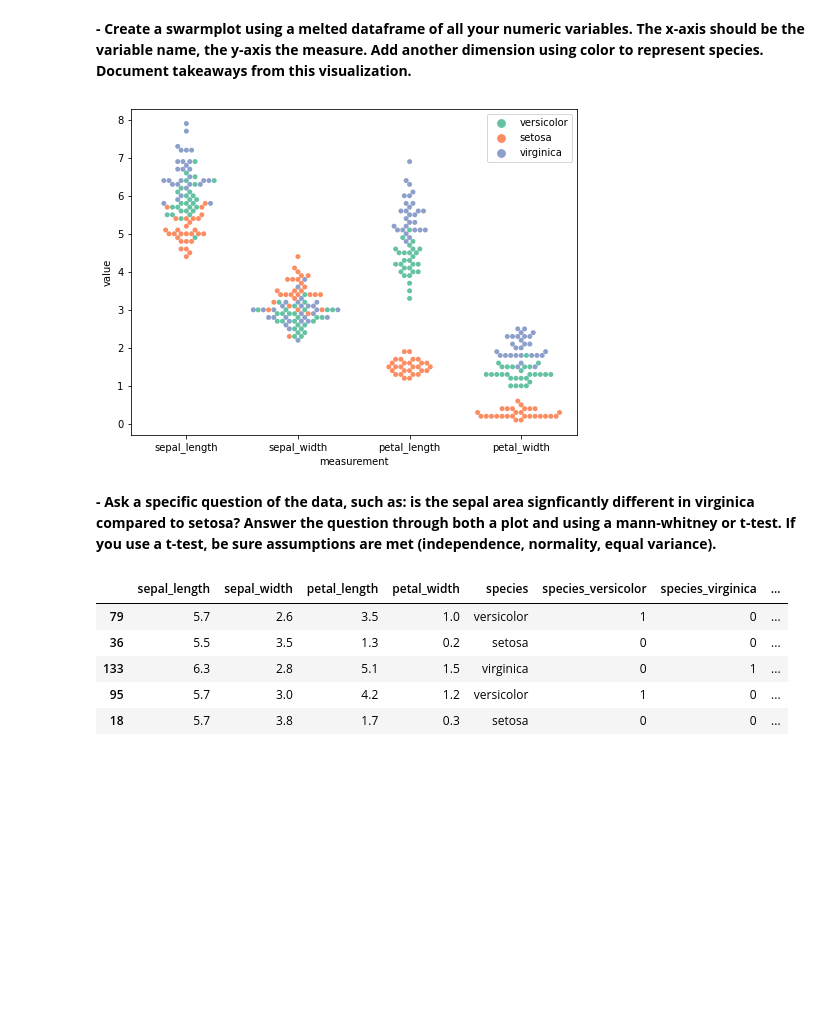
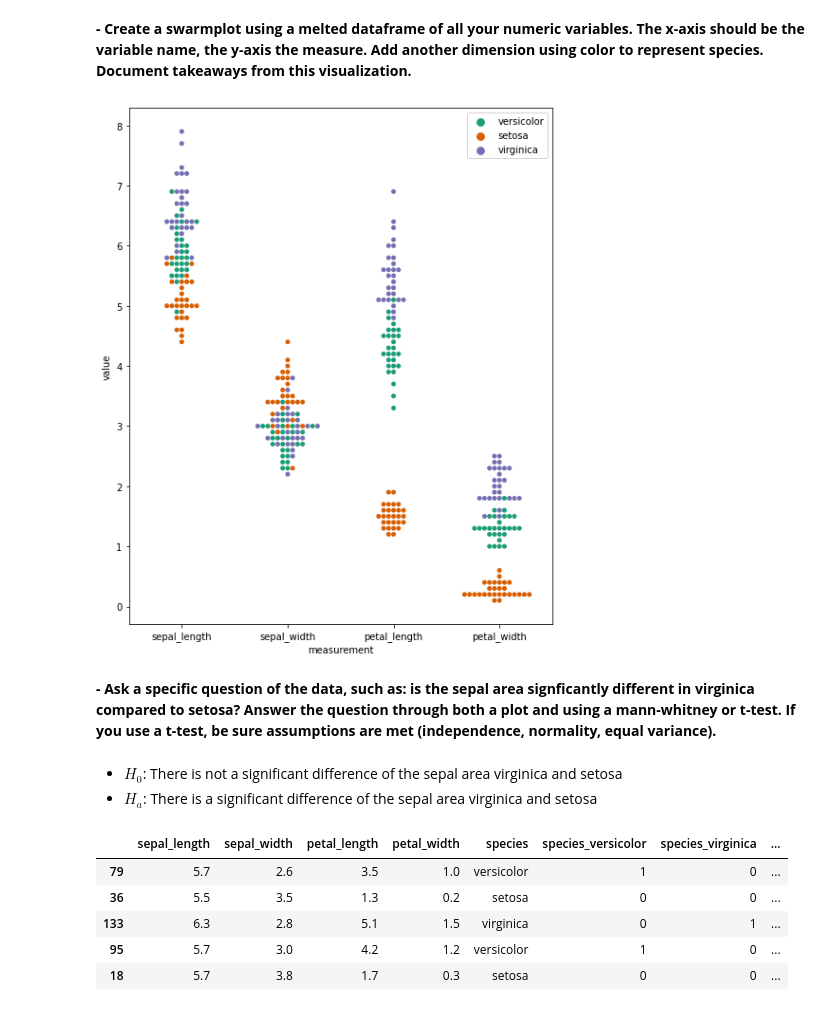
Before and after one commit to cindyvillanuevads/classification-exercises, a Jupyter notebook: classification_exercises.ipynb, the cells around one changed output. Drawn from its saved outputs; the diff is of its cells as text; code cells hidden in the pictures; blank space fills up the shorter version.

```diff
--- a/classification_exercises.ipynb
+++ b/classification_exercises.ipynb
@@ -1468,12 +1467,15 @@ array([[<AxesSubplot:xlabel='sepal_length', ylabel='sepal_length'>,
 # %%
 melt = i_train[['species','sepal_length', 'sepal_width', 'petal_length', 'petal_width']].melt(id_vars='species', var_name="measurement", value_name = "value")
 # %%
-plt.figure(figsize=(8,6))
-sns.swarmplot(x='measurement', y = 'value', data = melt, hue = 'species', palette = 'Set2')
+plt.figure(figsize=(8,10))
+sns.swarmplot(x='measurement', y = 'value', data = melt, hue = 'species', palette = 'Dark2')
 plt.legend()
 plt.show()
 # %% [output]
-[figure, old version]
+[figure, new version]
 # %% [markdown]
 **- Ask a specific question of the data, such as: is the sepal area signficantly different in virginica compared to setosa? Answer the question through both a plot and using a mann-whitney or t-test. If you use a t-test, be sure assumptions are met (independence, normality, equal variance).**
+# %% [markdown]
+- $H_{0}$: There is not a significant difference of the sepal area  virginica and setosa
+- $H_{a}$: There is  a significant difference of the sepal area  virginica and setosa
 # %%
```
Also changed, not shown: parts of 36 cells of this notebook.
